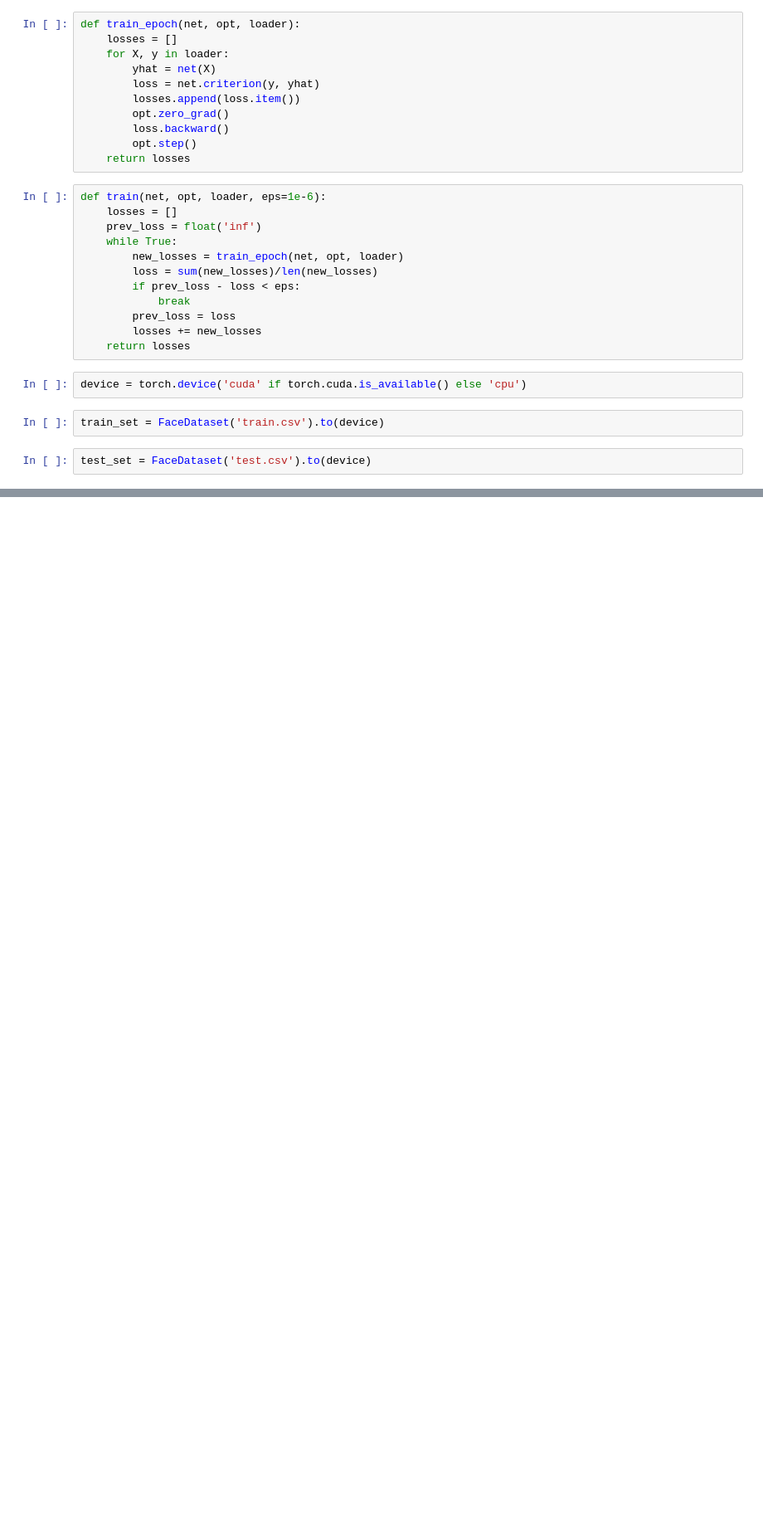
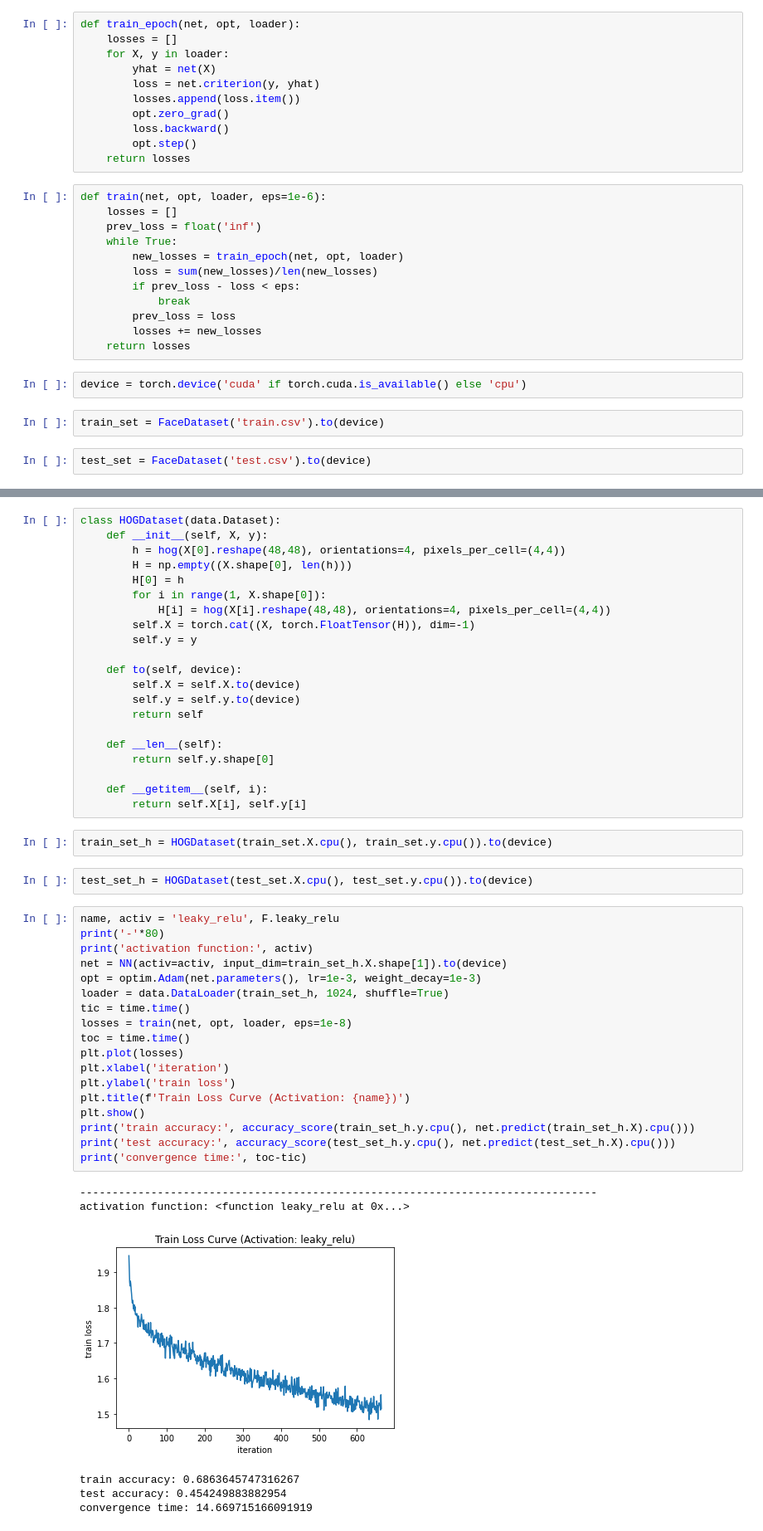
Before and after one commit to rishabh-ranjan/emotion-detection, a Jupyter notebook: experiments.ipynb, the cells around one changed output, grey strips where cells are left out. Shown at 83% size. Cells and saved outputs as stored; diff of their text form; blank space fills up the shorter version.

```diff
--- a/experiments.ipynb
+++ b/experiments.ipynb
@@ -125,0 +184,50 @@ convergence time: 13.869333505630493
+# %%
+class HOGDataset(data.Dataset):
+    def __init__(self, X, y):
+        h = hog(X[0].reshape(48,48), orientations=4, pixels_per_cell=(4,4))
+        H = np.empty((X.shape[0], len(h)))
+        H[0] = h
+        for i in range(1, X.shape[0]):
+            H[i] = hog(X[i].reshape(48,48), orientations=4, pixels_per_cell=(4,4))
+        self.X = torch.cat((X, torch.FloatTensor(H)), dim=-1)
+        self.y = y
+
+    def to(self, device):
+        self.X = self.X.to(device)
+        self.y = self.y.to(device)
+        return self
+
+    def __len__(self):
+        return self.y.shape[0]
+
+    def __getitem__(self, i):
+        return self.X[i], self.y[i]
+# %%
+train_set_h = HOGDataset(train_set.X.cpu(), train_set.y.cpu()).to(device)
+# %%
+test_set_h = HOGDataset(test_set.X.cpu(), test_set.y.cpu()).to(device)
+# %%
+name, activ = 'leaky_relu', F.leaky_relu
+print('-'*80)
+print('activation function:', activ)
+net = NN(activ=activ, input_dim=train_set_h.X.shape[1]).to(device)
+opt = optim.Adam(net.parameters(), lr=1e-3, weight_decay=1e-3)
+loader = data.DataLoader(train_set_h, 1024, shuffle=True)
+tic = time.time()
+losses = train(net, opt, loader, eps=1e-8)
+toc = time.time()
+plt.plot(losses)
+plt.xlabel('iteration')
+plt.ylabel('train loss')
+plt.title(f'Train Loss Curve (Activation: {name})')
+plt.show()
+print('train accuracy:', accuracy_score(train_set_h.y.cpu(), net.predict(train_set_h.X).cpu()))
+print('test accuracy:', accuracy_score(test_set_h.y.cpu(), net.predict(test_set_h.X).cpu()))
+print('convergence time:', toc-tic)
+# %% [output]
+--------------------------------------------------------------------------------
+activation function: <function leaky_relu at 0x...>
+[figure, added]
+train accuracy: 0.6863645747316267
+test accuracy: 0.454249883882954
+convergence time: 14.669715166091919
```
Also changed, not shown: parts of 32 cells of this notebook, 3 other files.
